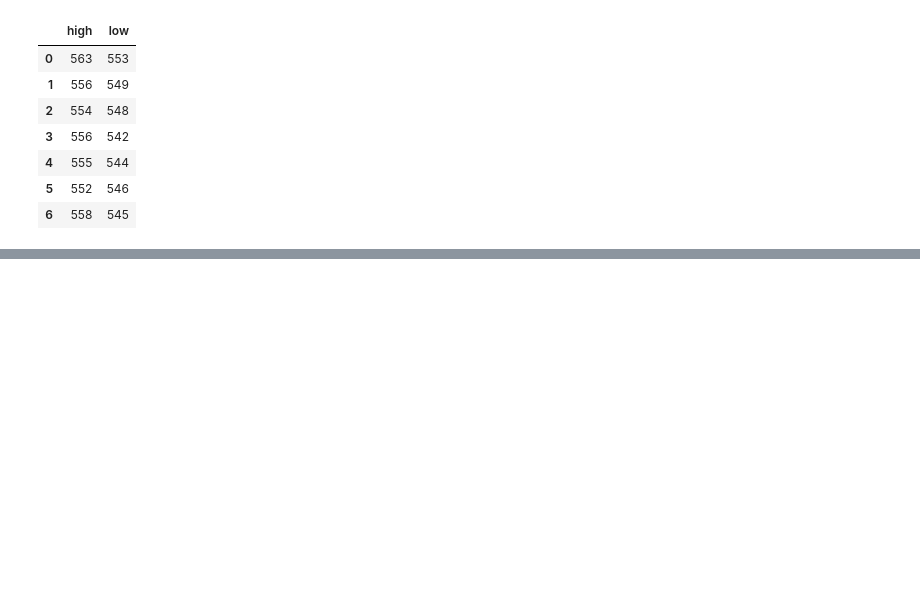
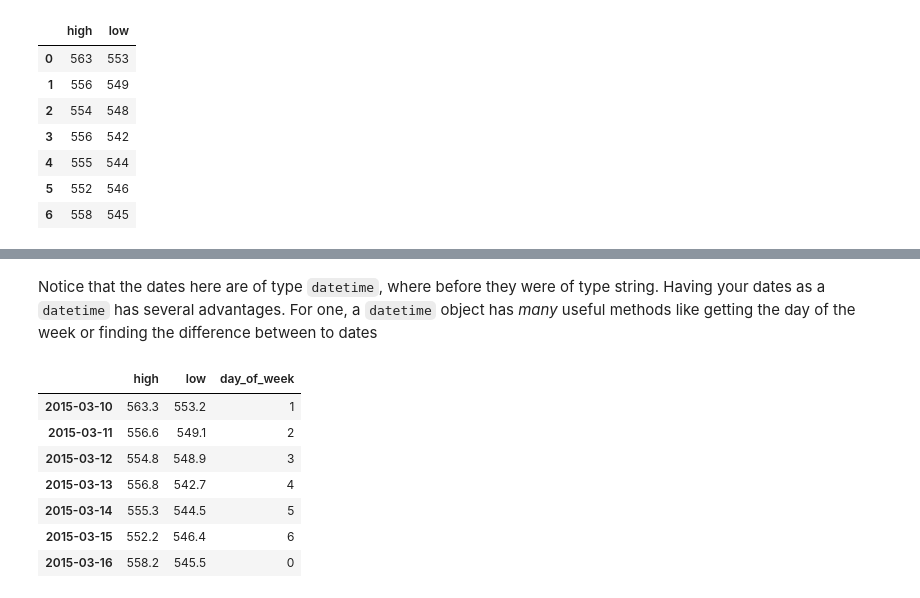
Before and after one commit to adamhajari/Introduction-to-Data-Science, a Jupyter notebook: 1_Python_Data_Tools.ipynb, the cells around one changed output, grey strips where cells are left out. Cells and saved outputs as stored; diff of their text form; code cells hidden in the pictures; blank space fills up the shorter version.

```diff
--- a/1_Python_Data_Tools.ipynb
+++ b/1_Python_Data_Tools.ipynb
@@ -331,0 +340,14 @@ DatetimeIndex(['2015-03-11', '2015-03-12', '2015-03-13', '2015-03-16',
+# %% [markdown]
+Notice that the dates here are of type `datetime`, where before they were of type string. Having your dates as a `datetime` has several advantages. For one, a `datetime` object has *many* useful methods like getting the day of the week or finding the difference between to dates
+# %%
+df_with_dates['day_of_week'] = dates.dayofweek
+df_with_dates
+# %% [output]
+|  | high | low | day_of_week |
+| 2015-03-10 | 563.3 | 553.2 | 1 |
+| 2015-03-11 | 556.6 | 549.1 | 2 |
+| 2015-03-12 | 554.8 | 548.9 | 3 |
+| 2015-03-13 | 556.8 | 542.7 | 4 |
+| 2015-03-14 | 555.3 | 544.5 | 5 |
+| 2015-03-15 | 552.2 | 546.4 | 6 |
+| 2015-03-16 | 558.2 | 545.5 | 0 |
```
Also changed, not shown: parts of 38 cells of this notebook.
